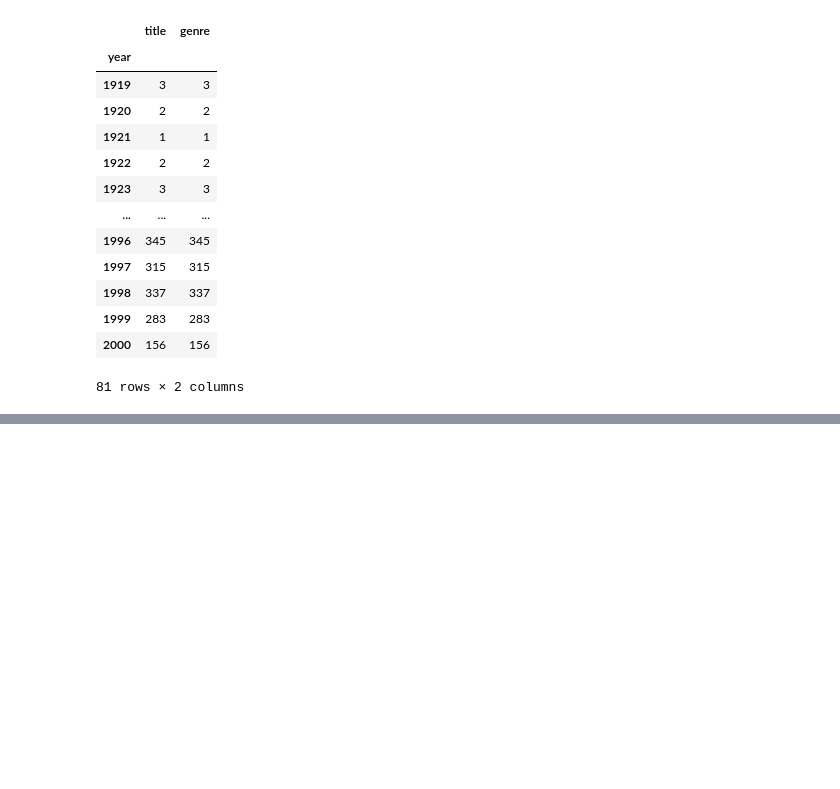
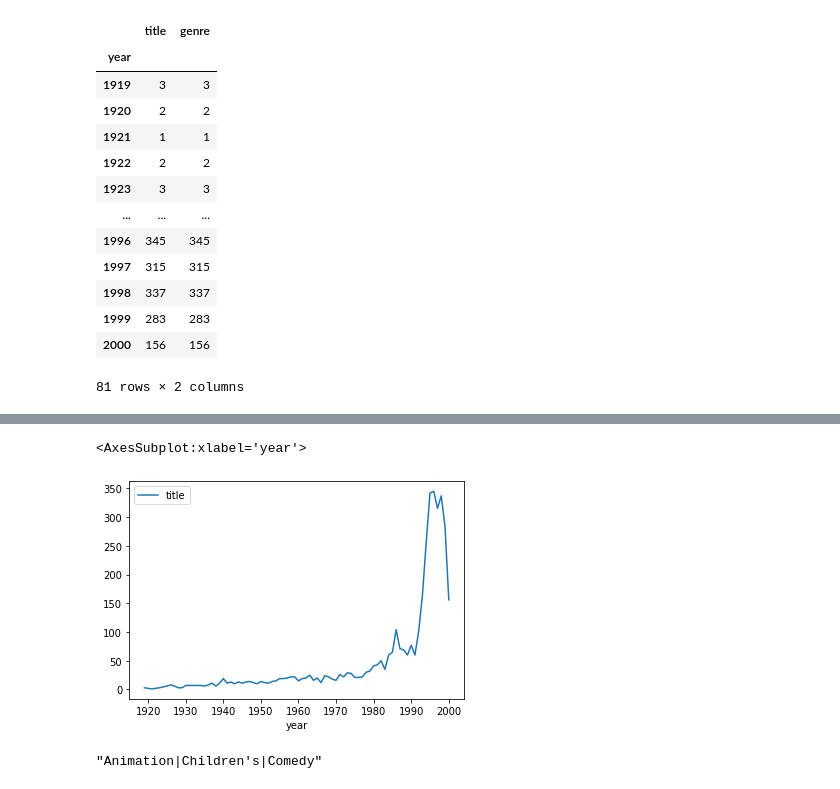
Before and after one commit to laurabersani/MLPNS_LBersani, a Jupyter notebook: MLPNS23_bootcamp.ipynb, the cells around one changed output, grey strips where cells are left out. Drawn from its saved outputs; the diff is of its cells as text; code cells hidden in the pictures; blank space fills up the shorter version.

```diff
--- a/MLPNS23_bootcamp.ipynb
+++ b/MLPNS23_bootcamp.ipynb
@@ -436,0 +466,10 @@ Contare il numero
+# %%
+movies.groupby("year").count().plot(y="title")
+#quello che esce da groupby non è utile. Devo aggiungerci cosa volgio fare con il gruppo, tipo count.
+# %% [output]
+<AxesSubplot:xlabel='year'>
+[figure, added]
+# %%
+movies.genre[1] #l'indice è diverso dalla posizone.con [] indico l'idice e non la posizione
+# %% [output]
+"Animation|Children's|Comedy"
```
Also changed, not shown: parts of 62 cells of this notebook.
